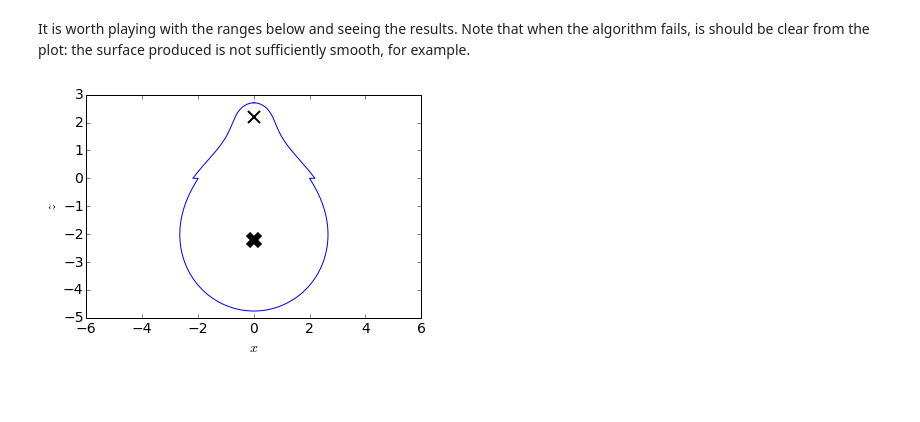
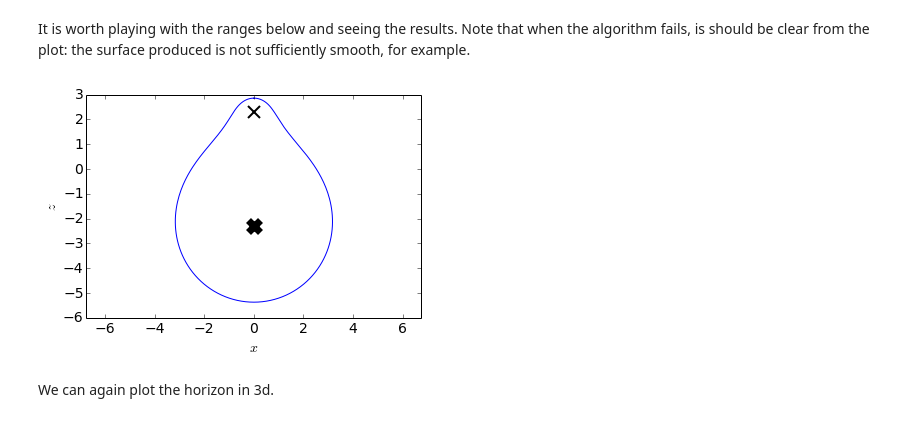
Before and after one commit to IanHawke/findhorizon, a Jupyter notebook: Black Hole Interaction.ipynb, the cells around one changed output. Saved outputs shown, nothing was run; the diff lists cells and outputs as text; code cells hidden in the pictures; blank space fills up the shorter version.

Commit message:
Update the 3d plotting, and the notebook, and some defaults.

```diff
--- a/Black Hole Interaction.ipynb
+++ b/Black Hole Interaction.ipynb
@@ -116,7 +122,10 @@ In addition to being more computationally complex and expensive, it is much more
 # %% [markdown]
 It is worth playing with the ranges below and seeing the results. Note that when the algorithm fails, is should be clear from the plot: the surface produced is not sufficiently smooth, for example.
 # %%
-w=interactive(findhorizon.SolvePlotBinary, z=FloatSliderWidget(min=0.0, max=3.5, value=1.0), mass1=FloatSliderWidget(min=1.0, max=10.0, value=6.0), mass2=FloatSliderWidget(min=1.0, max=10.0, value=1.0))
+w=interactive(findhorizon.SolvePlotBinary, z=FloatSliderWidget(min=0.0, max=3.5, value=2.3),
+              mass1=FloatSliderWidget(min=1.0, max=10.0, value=6.0), mass2=FloatSliderWidget(min=1.0, max=10.0, value=1.0))
 display(w)
 # %% [output]
-[figure, old version]
+[figure, new version]
+# %% [markdown]
+We can again plot the horizon in 3d.
```
Also changed, not shown: parts of 5 cells of this notebook, 1 other file.
